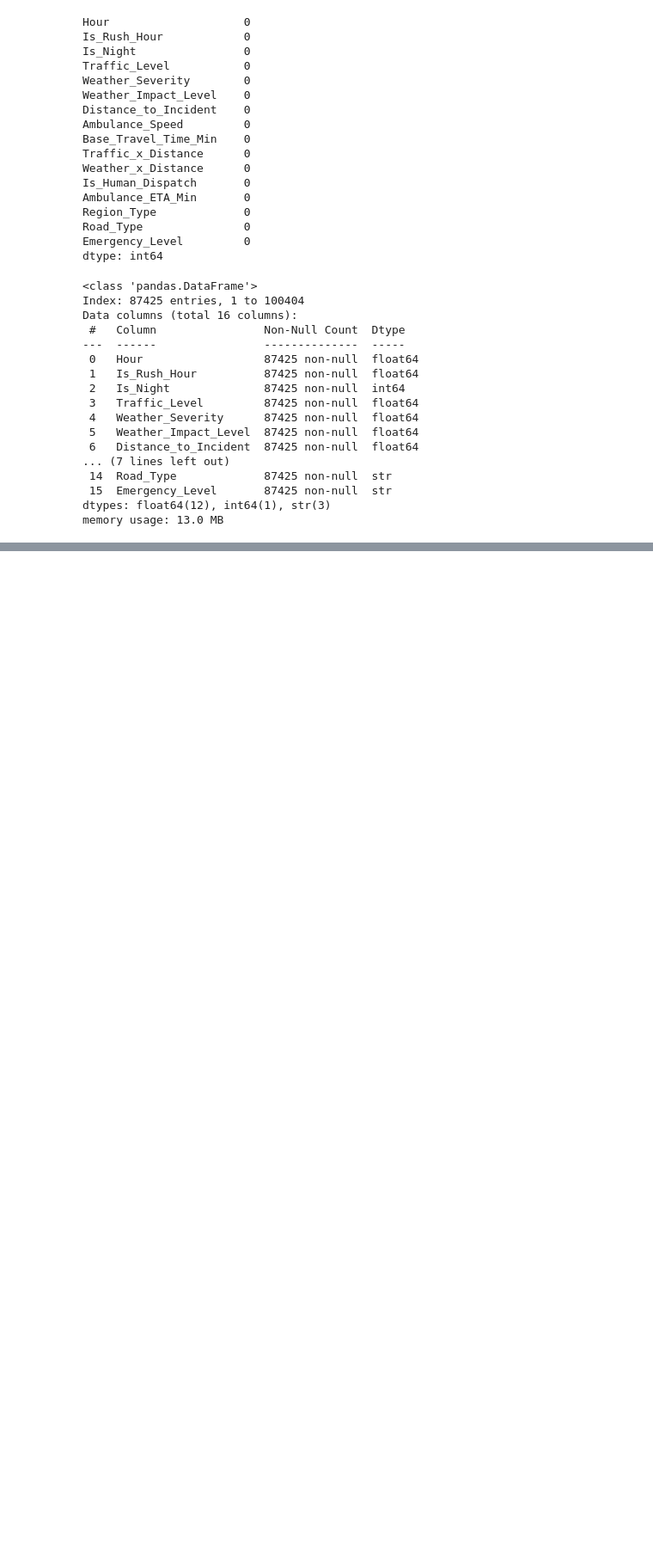
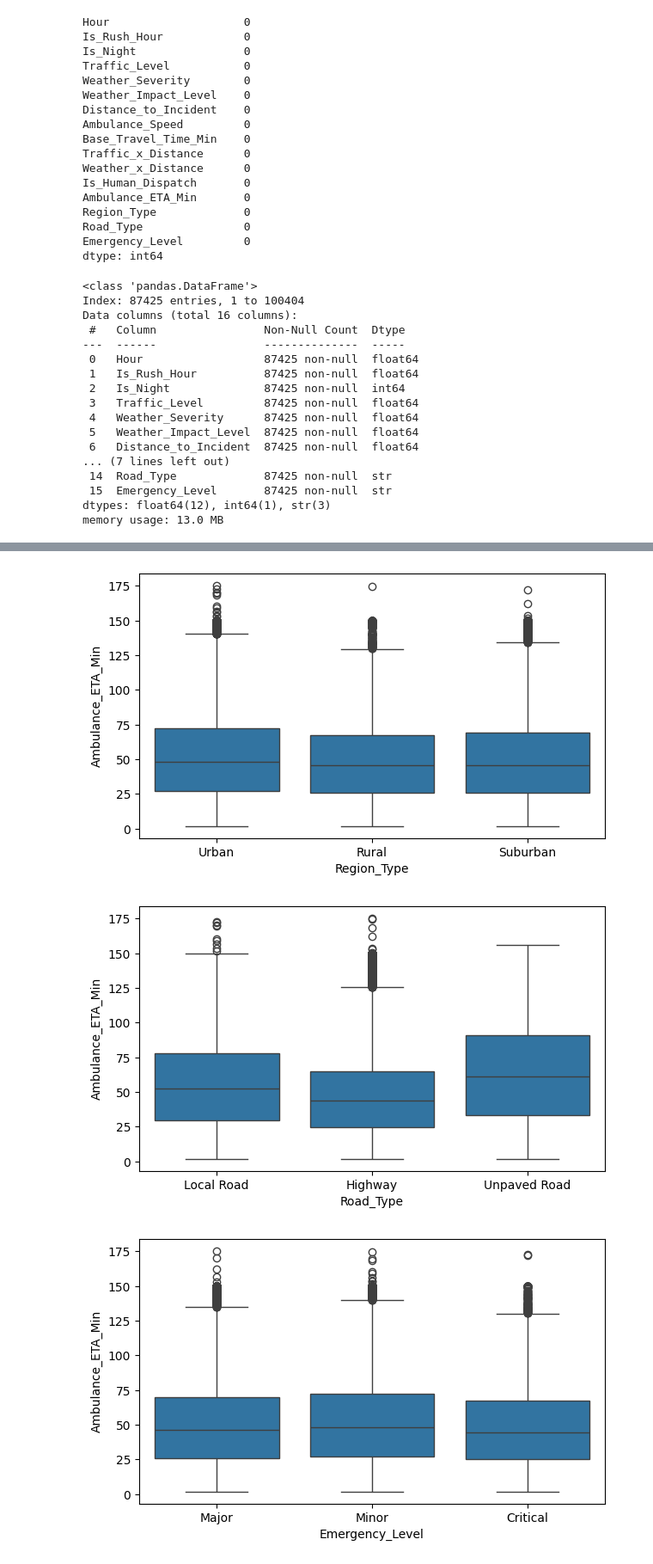
Before and after one commit to saumyasolanki41-sys/smart-hospital-queue-management-system, a Jupyter notebook: ml/ambulance-eta/ambulance_eda.ipynb, the cells around one changed output, grey strips where cells are left out. Shown at 86% size. Saved outputs shown, nothing was run; the diff lists cells and outputs as text; code cells hidden in the pictures; blank space fills up the shorter version.

```diff
--- a/ml/ambulance-eta/ambulance_eda.ipynb
+++ b/ml/ambulance-eta/ambulance_eda.ipynb
@@ -445,0 +516,9 @@ df.describe()
+# %%
+for c in cat_cols + ["Traffic_Level", "Weather_Severity", "Weather_Impact_Level", "Is_Rush_Hour", "Is_Human_Dispatch"]:
+    plt.figure(figsize=(7, 4))
+    sns.boxplot(x=c, y="Ambulance_ETA_Min", data=df)
+    plt.show()
+# %% [output]
+[figure, added]
+[figure, added]
+[figure, added]
```
Also changed, not shown: parts of 59 cells of this notebook.
